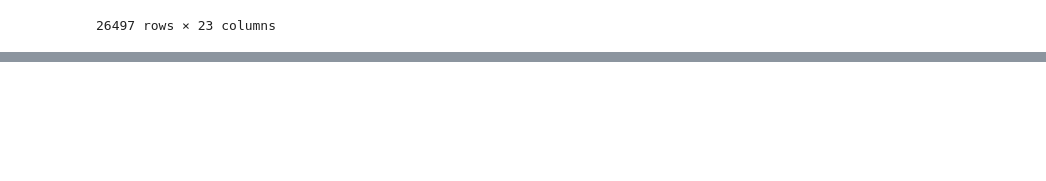
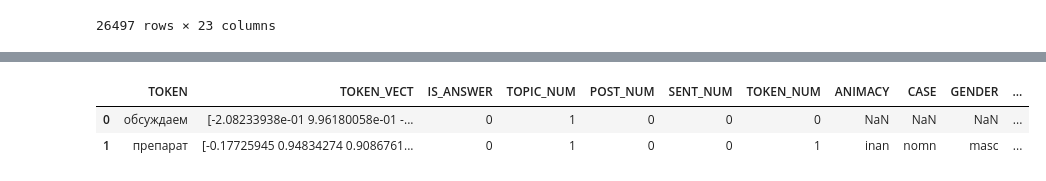
Before and after one commit to DmitryKutsev/cross-document_coreference, a Jupyter notebook: classifiers/new_decision_tree.ipynb, the cells around one changed output, grey strips where cells are left out. Saved outputs shown, nothing was run; the diff lists cells and outputs as text; code cells hidden in the pictures; blank space fills up the shorter version.

```diff
--- a/classifiers/new_decision_tree.ipynb
+++ b/classifiers/new_decision_tree.ipynb
@@ -130,0 +131,6 @@ cor_df
+# %%
+cor_df.iloc[:2,:]
+# %% [output]
+|  | TOKEN | TOKEN_VECT | IS_ANSWER | TOPIC_NUM | POST_NUM | SENT_NUM | TOKEN_NUM | ANIMACY | CASE | GENDER | ... |
+| 0 | обсуждаем | [-2.08233938e-01 9.96180058e-01 -... | 0 | 1 | 0 | 0 | 0 | NaN | NaN | NaN | ... |
+| 1 | препарат | [-0.17725945 0.94834274 0.9086761... | 0 | 1 | 0 | 0 | 1 | inan | nomn | masc | ... |
```
Also changed, not shown: parts of 26 cells of this notebook.
